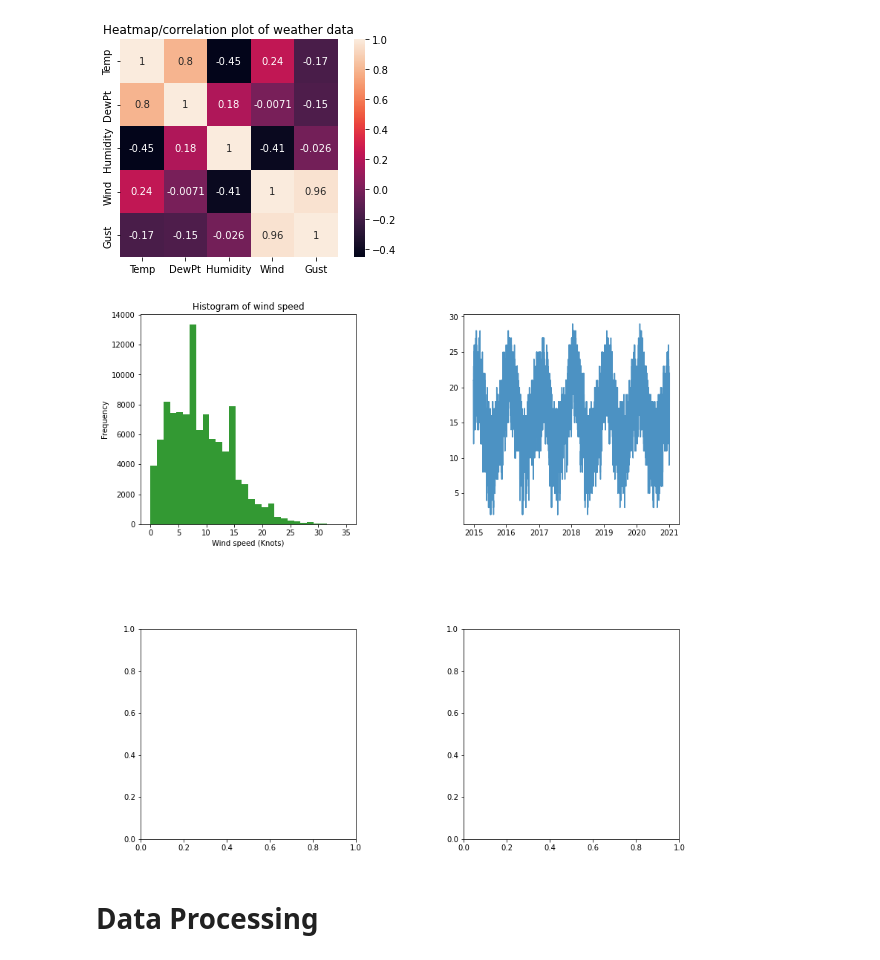
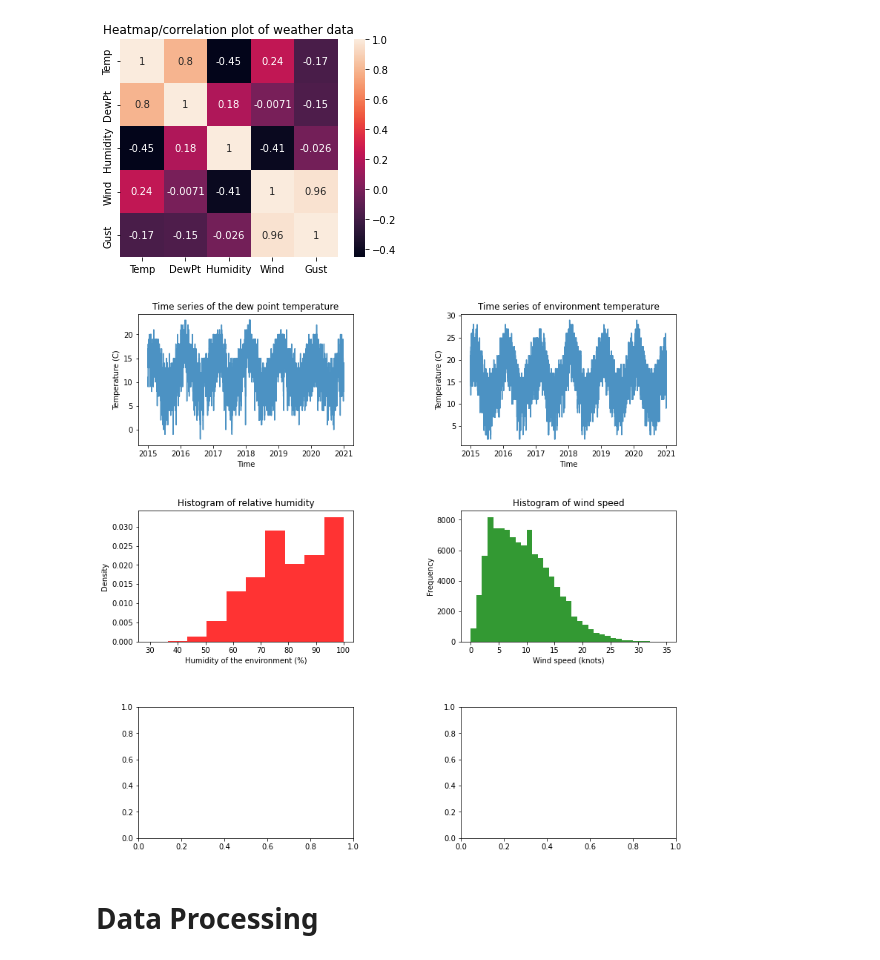
Before and after one commit to RuiGene/2022-Phase-2, a Jupyter notebook: 3. Data Science/submission.ipynb, the cells around one changed output. Cells and saved outputs as stored; diff of their text form; code cells hidden in the pictures.

Commit message:
Added more graphs

```diff
--- a/3. Data Science/submission.ipynb
+++ b/3. Data Science/submission.ipynb
@@ -67,16 +67,3 @@ plt.show()
 # %%
 #Converting 'valid' column to datetime to allow for time series plots
 dataset['valid'] = dataset['valid'].astype('datetime64[ns]')
-# %%
-
-figure, axis = plt.subplots(2,2, figsize =(13,13))
-plt.subplots_adjust(wspace=0.5, hspace=0.5)
-
-axis[0,0].hist(dataset['sknt'], 30, density=False, facecolor='g', alpha = 0.8, range=[0,35]);
-axis[0,0].set_xlabel("Wind speed (Knots)");
-axis[0,0].set_ylabel("Frequency");
-axis[0,0].set_title("Histogram of wind speed")
-
-axis[0,1].plot(dataset['valid'], dataset['tmpc'], alpha=0.8);
-# %% [output]
-[figure, removed]
@@ -85,3 +70,31 @@ axis[0,1].plot(dataset['valid'], dataset['tmpc'], alpha=0.8);
+# %%
+
+figure, axis = plt.subplots(3,2, figsize =(13,13))
+plt.subplots_adjust(wspace=0.5, hspace=0.5)
+
+axis[0,0].plot(dataset['valid'], dataset['dwpc'], alpha=0.8);
+axis[0,0].set_ylabel("Temperature (C)");
+axis[0,0].set_xlabel("Time");
+axis[0,0].set_title("Time series of the dew point temperature");
+
+axis[0,1].plot(dataset['valid'], dataset['tmpc'], alpha=0.8);
+axis[0,1].set_ylabel("Temperature (C)");
+axis[0,1].set_xlabel("Time");
+axis[0,1].set_title("Time series of environment temperature");
+
+axis[1,0].hist(dataset['relh'],10, density=True, facecolor ='r', alpha =0.8);
+axis[1,0].set_xlabel("Humidity of the environment (%)");
+axis[1,0].set_ylabel("Density");
+axis[1,0].set_title("Histogram of relative humidity");
+
+axis[1,1].hist(dataset['sknt'], 35, density=False, facecolor='g', alpha = 0.8, range=[0,35]);
+axis[1,1].set_xlabel("Wind speed (knots)");
+axis[1,1].set_ylabel("Frequency");
+axis[1,1].set_title("Histogram of wind speed");
+
+#axis[2,0].
+# %% [output]
+[figure, added]
 # %% [markdown]
 # Data Processing
 # %%
```
Also changed, not shown: parts of 4 cells of this notebook.
